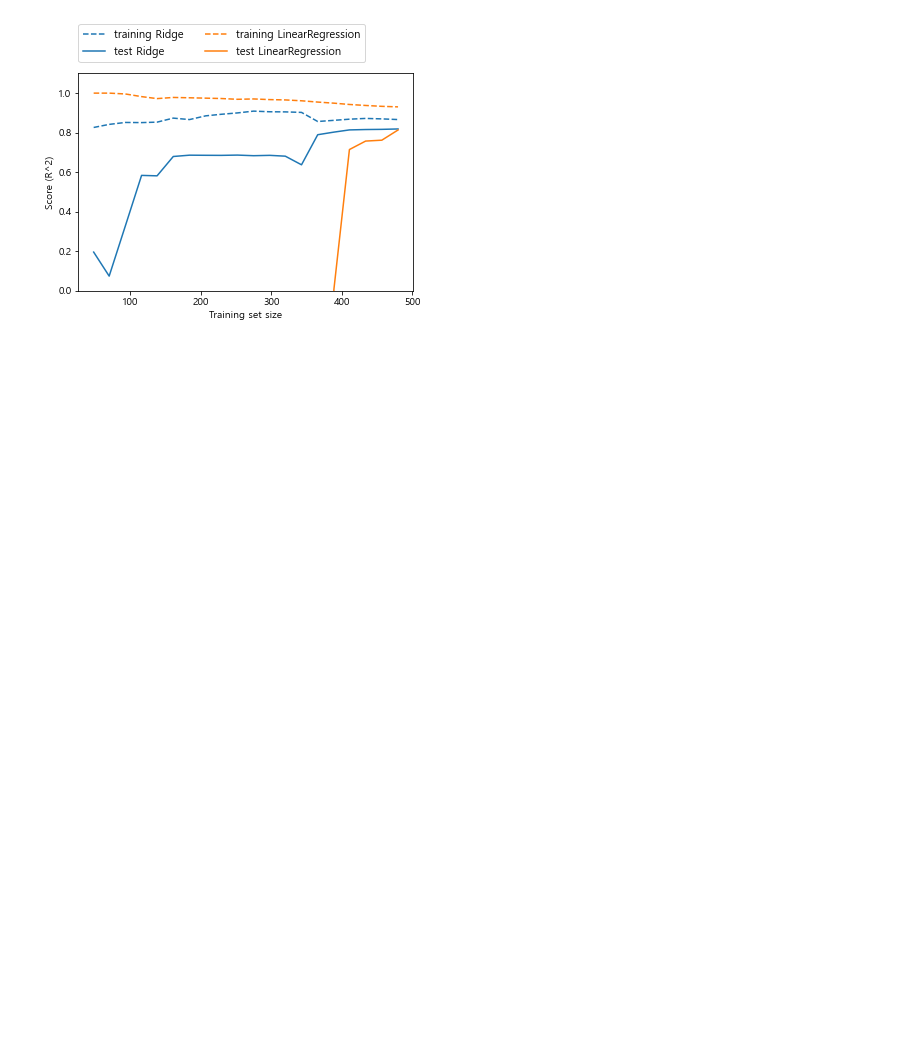
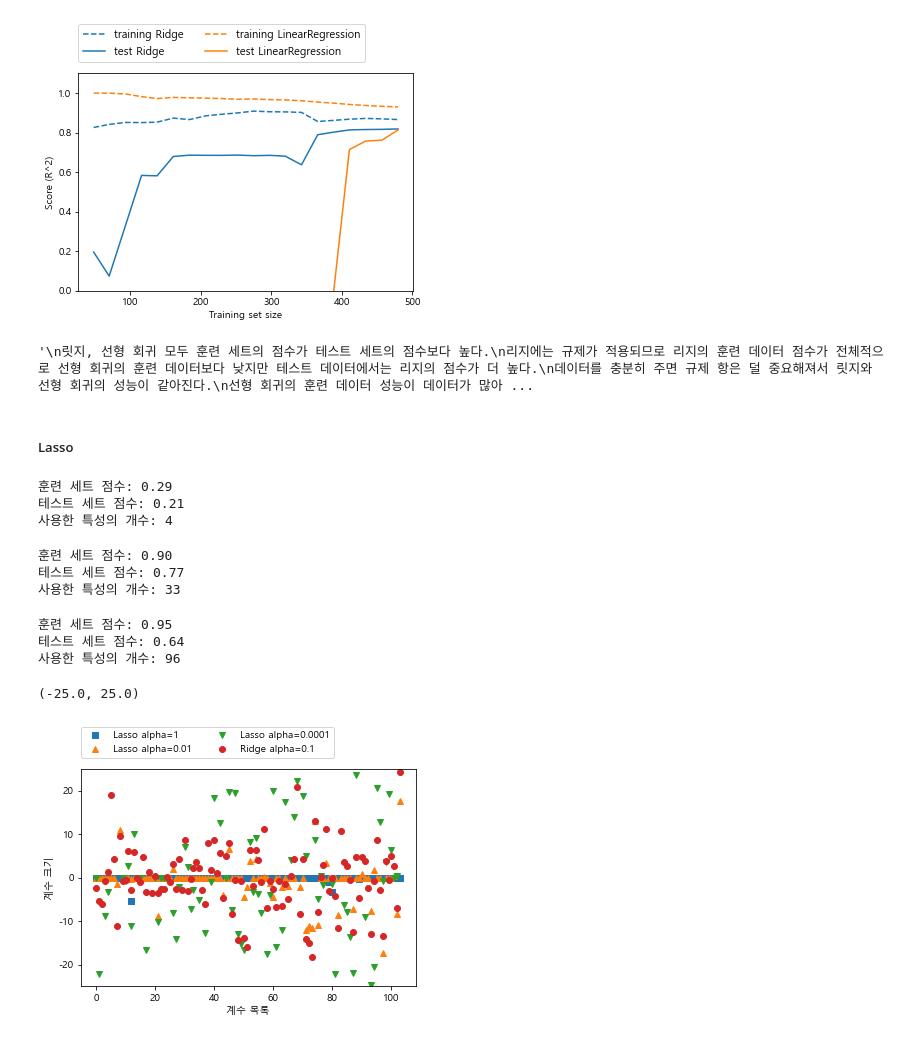
Before and after one commit to jeenuu/Machine-Learning-with-Python, a Jupyter notebook: chapter_2/2.3 Supervised_Machine_Learning_Algorithms.ipynb, the cells around one changed output. Saved outputs shown, nothing was run; the diff lists cells and outputs as text; code cells hidden in the pictures; blank space fills up the shorter version.

```diff
--- a/chapter_2/2.3 Supervised_Machine_Learning_Algorithms.ipynb
+++ b/chapter_2/2.3 Supervised_Machine_Learning_Algorithms.ipynb
@@ -293,3 +306,14 @@ plt.legend()
 mglearn.plots.plot_ridge_n_samples()
 # %% [output]
 [figure]
+# %%
+'''
+릿지, 선형 회귀 모두 훈련 세트의 점수가 테스트 세트의 점수보다 높다.
+리지에는 규제가 적용되므로 리지의 훈련 데이터 점수가 전체적으로 선형 회귀의 훈련 데이터보다 낮지만 테스트 데이터에서는 리지의 점수가 더 높다.
+데이터를 충분히 주면 규제 항은 덜 중요해져서 릿지와 선형 회귀의 성능이 같아진다.
+선형 회귀의 훈련 데이터 성능이 데이터가 많아질수록 감소하는데, 데이터가 많아질수록 모델이 데이터를 기억하거나 과대적합하기 어려워지기 때문이다.
+'''
+# %% [output]
+'\n릿지, 선형 회귀 모두 훈련 세트의 점수가 테스트 세트의 점수보다 높다.\n리지에는 규제가 적용되므로 리지의 훈련 데이터 점수가 전체적으로 선형 회귀의 훈련 데이터보다 낮지만 테스트 데이터에서는 리지의 점수가 더 높다.\n데이터를 충분히 주면 규제 항은 덜 중요해져서 릿지와 선형 회귀의 성능이 같아진다.\n선형 회귀의 훈련 데이터 성능이 데이터가 많아 ...
+# %% [markdown]
+##### Lasso
@@ -295,0 +325,51 @@ mglearn.plots.plot_ridge_n_samples()
+# %%
+from sklearn.linear_model import Lasso
+
+lasso = Lasso().fit(X_train, y_train)
+print("훈련 세트 점수: {:.2f}" .format(lasso.score(X_train, y_train)))
+print("테스트 세트 점수: {:.2f}" .format(lasso.score(X_test, y_test)))
+print("사용한 특성의 개수:", np.sum(lasso.coef_ != 0))
+
+#  104개의 특성 중 4개만 사용해서 훈련, 테스트 세트 모두 결과가 나쁘다.
+# %% [output]
+훈련 세트 점수: 0.29
+테스트 세트 점수: 0.21
+사용한 특성의 개수: 4
+# %%
+# 과소적합을 줄이기 위해 alpha값을 줄여서 모델 작성
+lasso001 = Lasso(alpha=0.01, max_iter=100000).fit(X_train, y_train)
+print("훈련 세트 점수: {:.2f}" .format(lasso001.score(X_train, y_train)))
+print("테스트 세트 점수: {:.2f}" .format(lasso001.score(X_test, y_test)))
+print("사용한 특성의 개수:", np.sum(lasso001.coef_ != 0))
+
+# alpha 값을 낮춰서 모델의 복잡도를 증가시켜 성능이 좋아졌다.
+# 성능도 릿지보다 조금 좋은데 사용된 특성도 33개로 모델을 분석하기도 조금 더 쉽다.
+# %% [output]
+훈련 세트 점수: 0.90
+테스트 세트 점수: 0.77
+사용한 특성의 개수: 33
+# %%
+# alpha값을 너무 낮추면 규제의 효과가 없어져 과대적합이 되어 선형회귀와 결과가 비슷해진다.
+lasso00001 = Lasso(alpha=0.0001, max_iter=100000).fit(X_train, y_train)
+print("훈련 세트 점수: {:.2f}" .format(lasso00001.score(X_train, y_train)))
+print("테스트 세트 점수: {:.2f}" .format(lasso00001.score(X_test, y_test)))
+print("사용한 특성의 개수:", np.sum(lasso00001.coef_ != 0))
+# %% [output]
+훈련 세트 점수: 0.95
+테스트 세트 점수: 0.64
+사용한 특성의 개수: 96
+# %%
+plt.plot(lasso.coef_,'s', label="Lasso alpha=1")
+plt.plot(lasso001.coef_,'^', label="Lasso alpha=0.01")
+plt.plot(lasso00001.coef_,'v', label="Lasso alpha=0.0001")
+
+plt.plot(ridge01.coef_,'o', label="Ridge alpha=0.1")
+plt.legend(ncol=2,loc=(0,1.05))
+plt.xlabel("계수 목록")
+plt.ylabel("계수 크기")
+xlims = plt.xlim()
+plt.xlim(xlims)
+plt.ylim(-25,25)
+# %% [output]
+(-25.0, 25.0)
+[figure, added]
```
Also changed, not shown: parts of 29 cells of this notebook.
